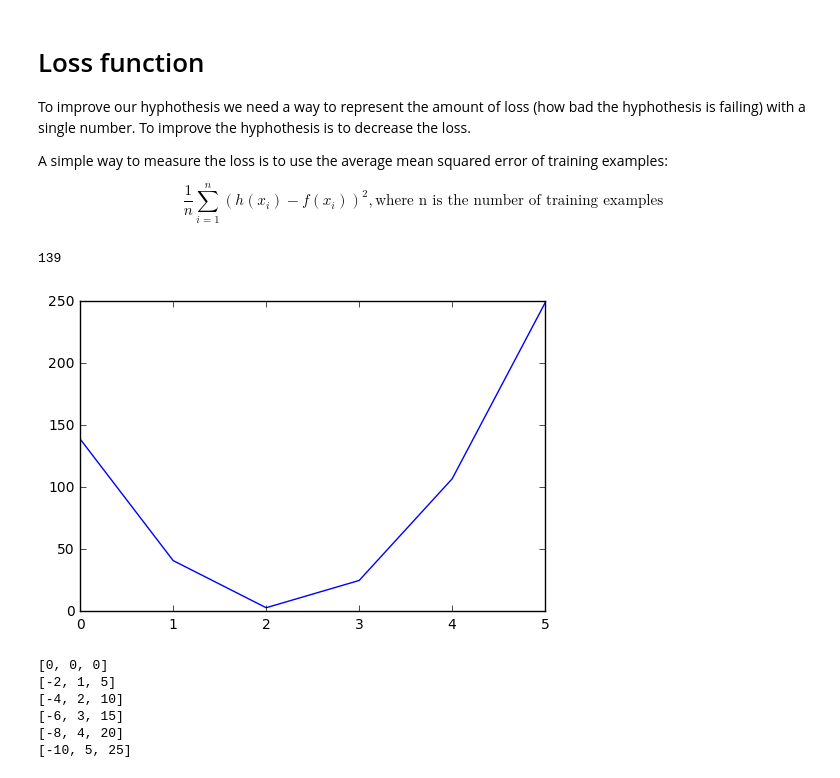
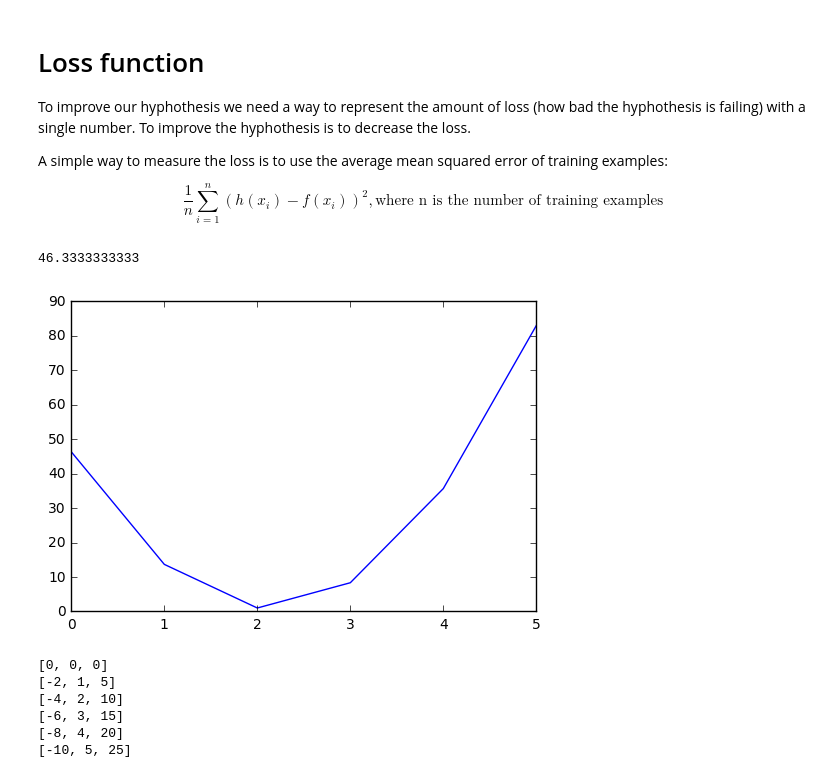
Before and after one commit to jarmop/learning, a Jupyter notebook: machine-learning.ipynb, the cells around one changed output. Cells and saved outputs as stored; diff of their text form; code cells hidden in the pictures.

```diff
--- a/machine-learning.ipynb
+++ b/machine-learning.ipynb
@@ -52,26 +52,26 @@ $$\frac{1}{n}\sum_{i=1}^{n}(h(x_i)-f(x_i))^2, \text{where n is the number of tra
 # %%
 machine = Machine()
 def loss(training_set):
     loss = 0
     for x in training_set:
         loss += (machine.h(x) - f(x))**2
 
-    return loss
+    return loss / n
 
 print(loss(training_set))
 
 iterations = 6
 losses = []
 for i in range(0, iterations):
     losses.append(loss(training_set))
     machine.a += 1
     machine.b += 1
 
 plt.plot(losses)
 plt.show()
 # %% [output]
-139
+46.3333333333
-[figure, old version]
+[figure, new version]
 # %%
 machine = Machine()
 plt.plot(training_set, f_values, linewidth=2.0)
```
Also changed, not shown: parts of 5 cells of this notebook.
